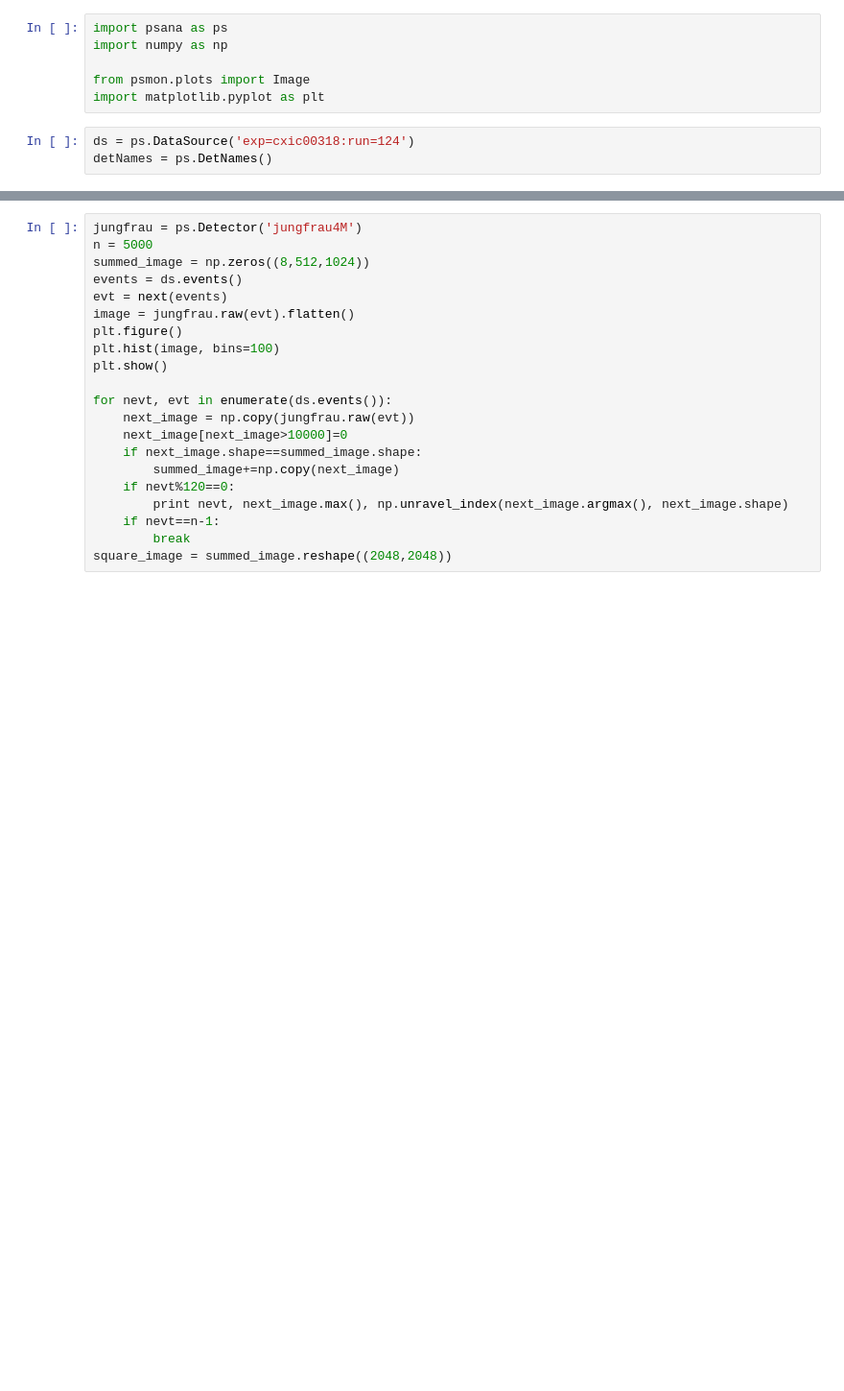
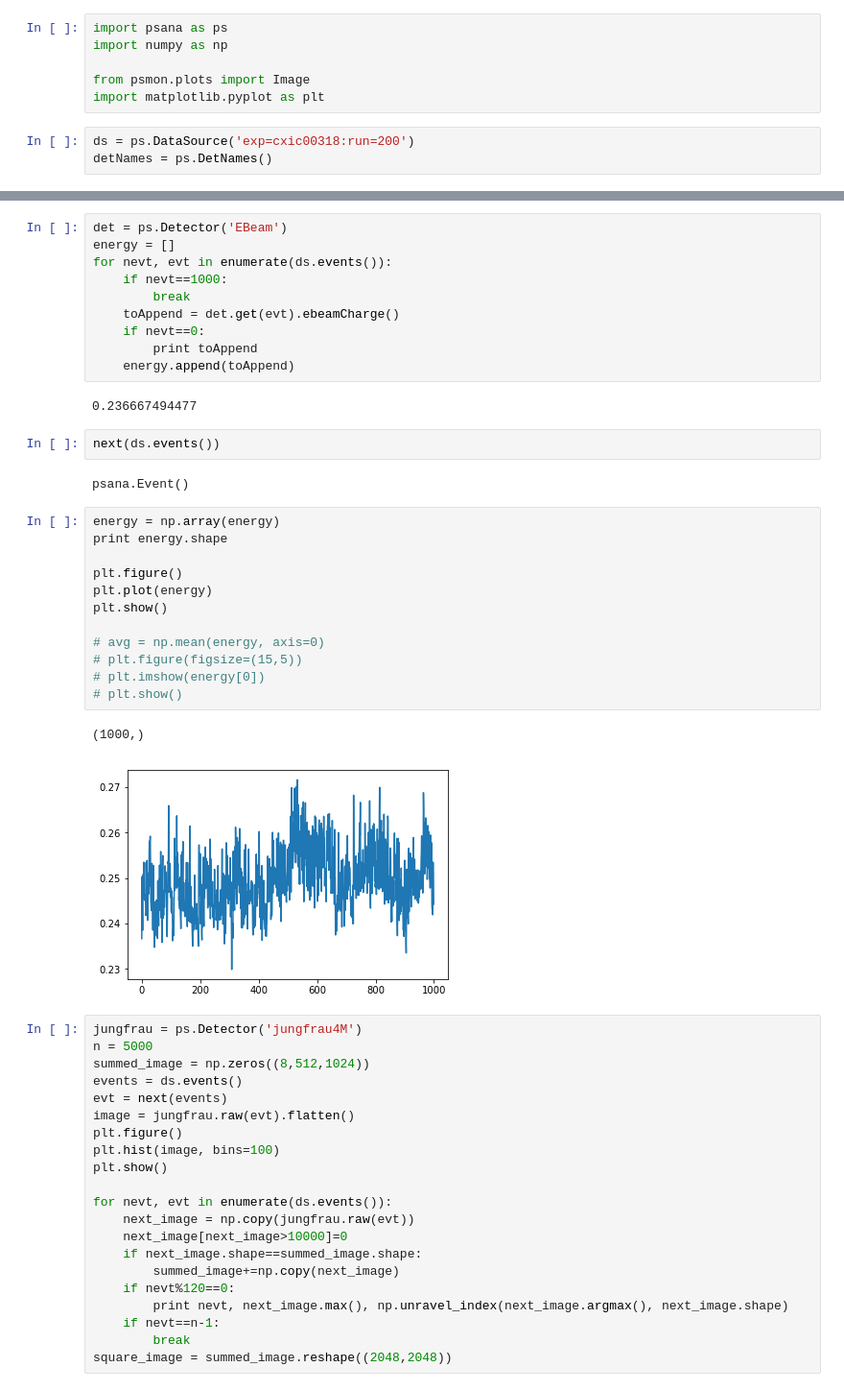
Before and after one commit to igabalski/Analysis-Tutorials, a Jupyter notebook: Template-Notebooks/cxic00318.ipynb, the cells around one changed output, grey strips where cells are left out. Shown: that part at 96% size. Cells and saved outputs as stored; diff of their text form; blank space fills up the shorter version.

```diff
--- a/Template-Notebooks/cxic00318.ipynb
+++ b/Template-Notebooks/cxic00318.ipynb
@@ -5,7 +5,7 @@ import numpy as np
 from psmon.plots import Image
 import matplotlib.pyplot as plt
 # %%
-ds = ps.DataSource('exp=cxic00318:run=124')
+ds = ps.DataSource('exp=cxic00318:run=200')
 detNames = ps.DetNames()
 # %%
 for detName in detNames:
@@ -21,5 +21,36 @@ for detName in detNames:
 ('CxiDs1.0:Jungfrau.0', 'jungfrau4M', '')
 ('ControlData', '', '')
+# %%
+det = ps.Detector('EBeam')
+energy = []
+for nevt, evt in enumerate(ds.events()):
+    if nevt==1000:
+        break
+    toAppend = det.get(evt).ebeamCharge()
+    if nevt==0:
+        print toAppend
+    energy.append(toAppend)
+# %% [output]
+0.236667494477
+# %%
+next(ds.events())
+# %% [output]
+psana.Event()
+# %%
+energy = np.array(energy)
+print energy.shape
+
+plt.figure()
+plt.plot(energy)
+plt.show()
+
+# avg = np.mean(energy, axis=0)
+# plt.figure(figsize=(15,5))
+# plt.imshow(energy[0])
+# plt.show()
+# %% [output]
+(1000,)
+[figure, added]
 # %%
 jungfrau = ps.Detector('jungfrau4M')
 n = 5000
```
Also changed, not shown: parts of 1 cell of this notebook, 5 other files.
